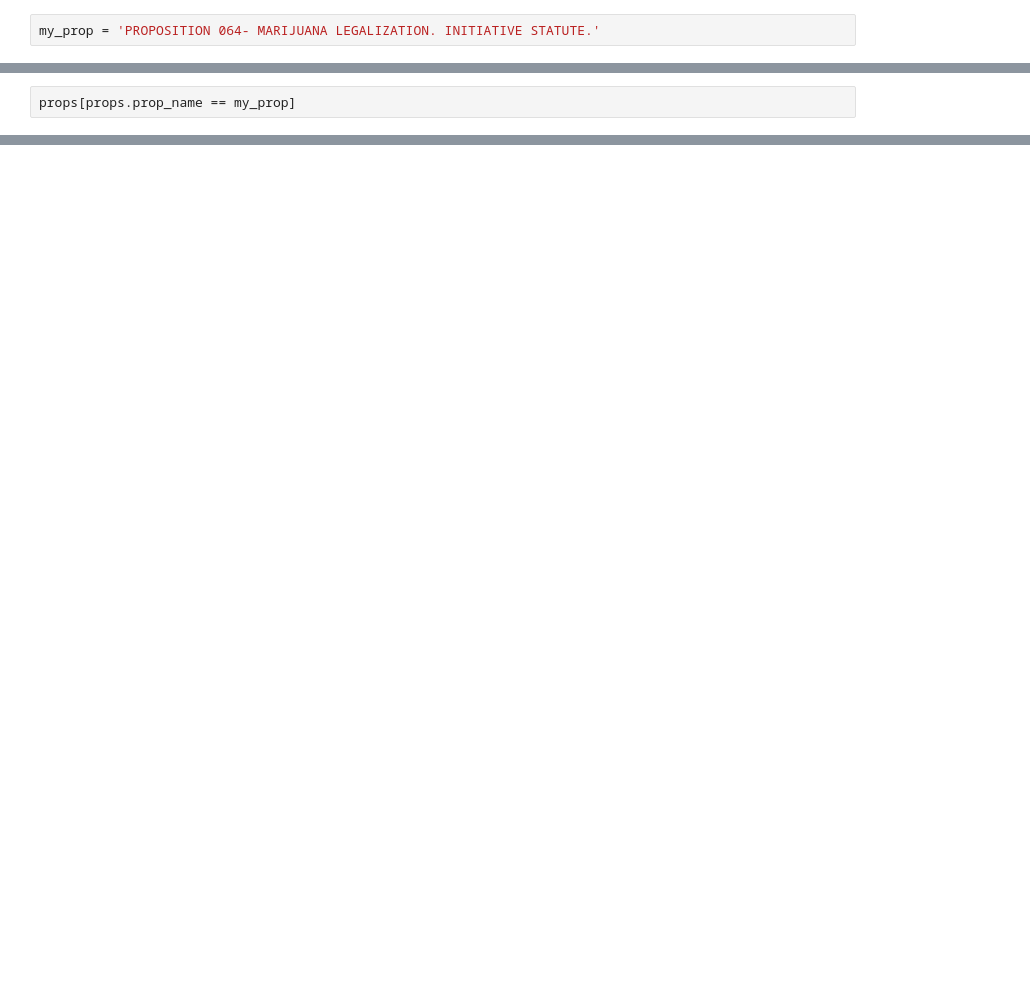
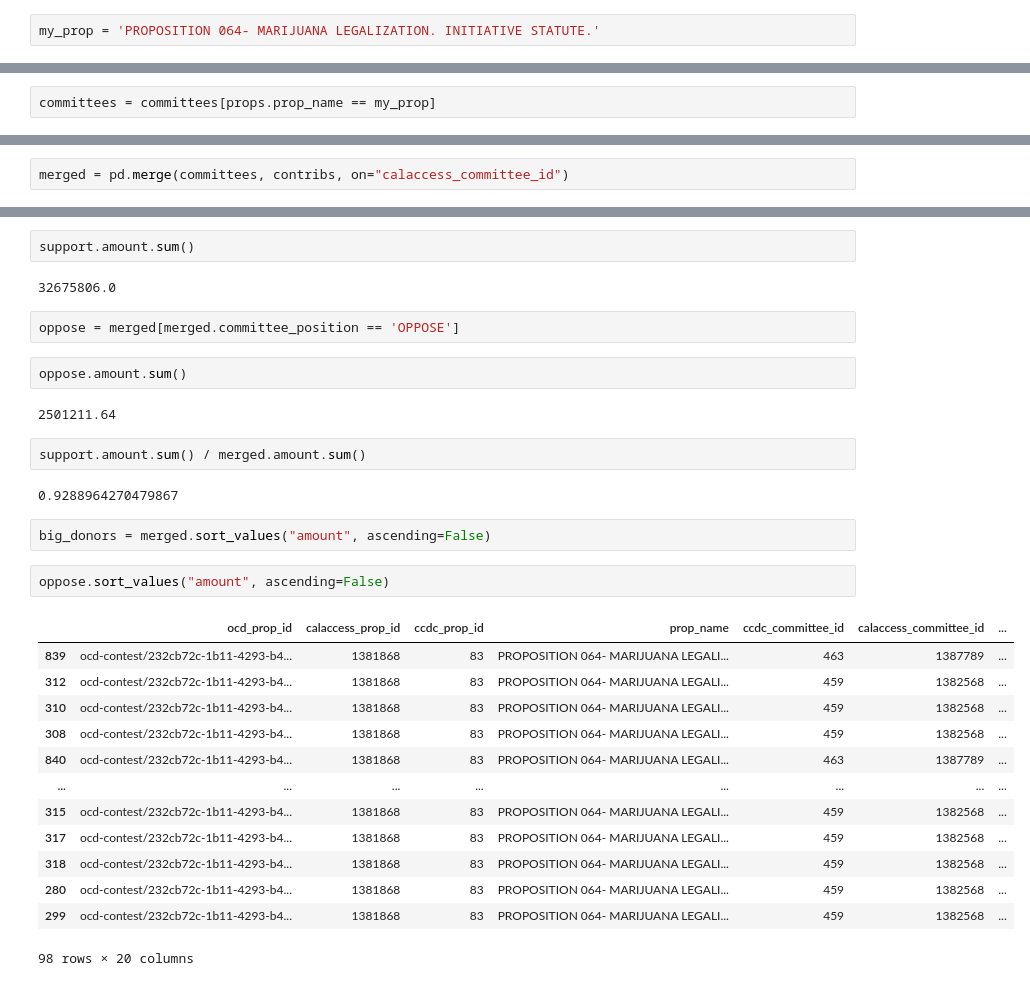
Before and after one commit to gordonje/first-python-notebook, a Jupyter notebook: my-notebook.ipynb, the cells around one changed output, grey strips where cells are left out. Saved outputs shown, nothing was run; the diff lists cells and outputs as text; blank space fills up the shorter version.

Commit message:
top donor analysis

```diff
--- a/my-notebook.ipynb
+++ b/my-notebook.ipynb
@@ -56,4 +61,4 @@ props.prop_name == my_prop
 101    False
 Name: prop_name, Length: 102, dtype: bool
 # %%
-props[props.prop_name == my_prop]
+committees = committees[props.prop_name == my_prop]
@@ -72,0 +106,2 @@ props[props.prop_name == my_prop]
+# %%
+merged = pd.merge(committees, contribs, on="calaccess_committee_id")
@@ -72,0 +149,32 @@ props[props.prop_name == my_prop]
+# %%
+support.amount.sum()
+# %% [output]
+32675806.0
+# %%
+oppose = merged[merged.committee_position == 'OPPOSE']
+# %%
+oppose.amount.sum()
+# %% [output]
+2501211.64
+# %%
+support.amount.sum() / merged.amount.sum()
+# %% [output]
+0.9288964270479867
+# %%
+big_donors = merged.sort_values("amount", ascending=False)
+# %%
+oppose.sort_values("amount", ascending=False)
+# %% [output]
+|  | ocd_prop_id | calaccess_prop_id | ccdc_prop_id | prop_name | ccdc_committee_id | calaccess_committee_id | ... |
+| 839 | ocd-contest/232cb72c-1b11-4293-b4... | 1381868 | 83 | PROPOSITION 064- MARIJUANA LEGALI... | 463 | 1387789 | ... |
+| 312 | ocd-contest/232cb72c-1b11-4293-b4... | 1381868 | 83 | PROPOSITION 064- MARIJUANA LEGALI... | 459 | 1382568 | ... |
+| 310 | ocd-contest/232cb72c-1b11-4293-b4... | 1381868 | 83 | PROPOSITION 064- MARIJUANA LEGALI... | 459 | 1382568 | ... |
+| 308 | ocd-contest/232cb72c-1b11-4293-b4... | 1381868 | 83 | PROPOSITION 064- MARIJUANA LEGALI... | 459 | 1382568 | ... |
+| 840 | ocd-contest/232cb72c-1b11-4293-b4... | 1381868 | 83 | PROPOSITION 064- MARIJUANA LEGALI... | 463 | 1387789 | ... |
+| ... | ... | ... | ... | ... | ... | ... | ... |
+| 315 | ocd-contest/232cb72c-1b11-4293-b4... | 1381868 | 83 | PROPOSITION 064- MARIJUANA LEGALI... | 459 | 1382568 | ... |
+| 317 | ocd-contest/232cb72c-1b11-4293-b4... | 1381868 | 83 | PROPOSITION 064- MARIJUANA LEGALI... | 459 | 1382568 | ... |
+| 318 | ocd-contest/232cb72c-1b11-4293-b4... | 1381868 | 83 | PROPOSITION 064- MARIJUANA LEGALI... | 459 | 1382568 | ... |
+| 280 | ocd-contest/232cb72c-1b11-4293-b4... | 1381868 | 83 | PROPOSITION 064- MARIJUANA LEGALI... | 459 | 1382568 | ... |
+| 299 | ocd-contest/232cb72c-1b11-4293-b4... | 1381868 | 83 | PROPOSITION 064- MARIJUANA LEGALI... | 459 | 1382568 | ... |
+98 rows × 20 columns
```
Also changed, not shown: parts of 13 cells of this notebook.
